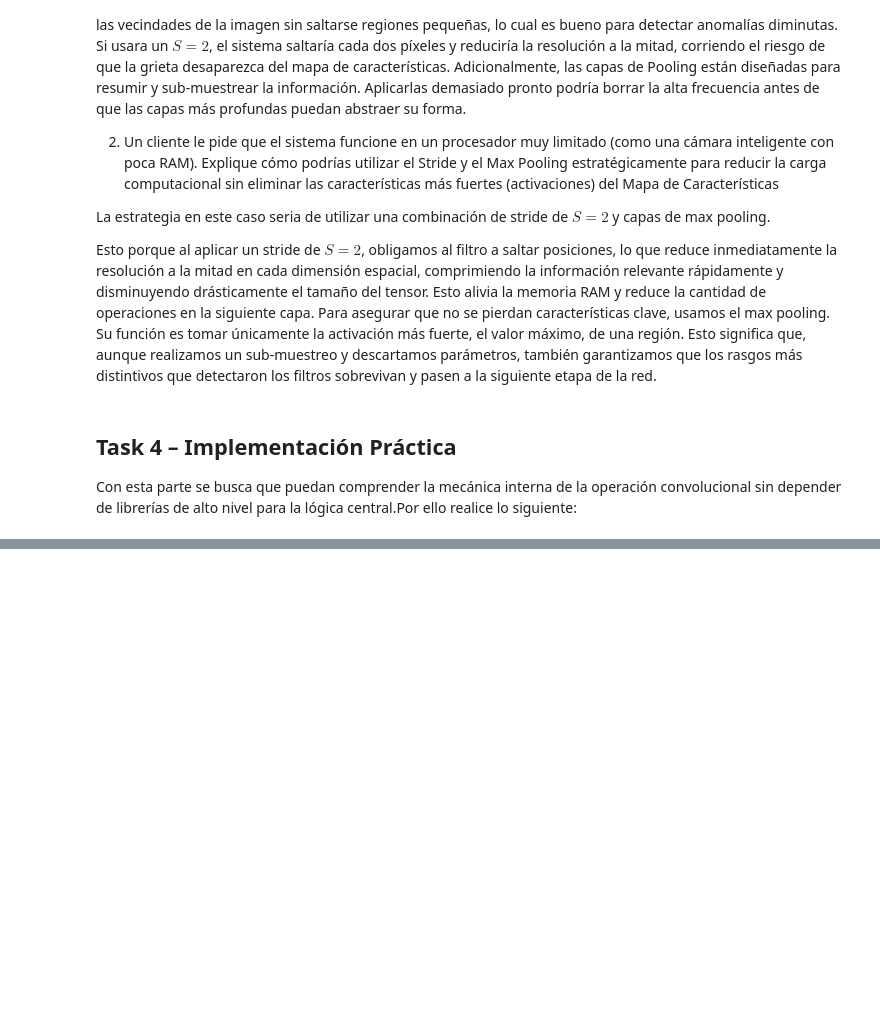
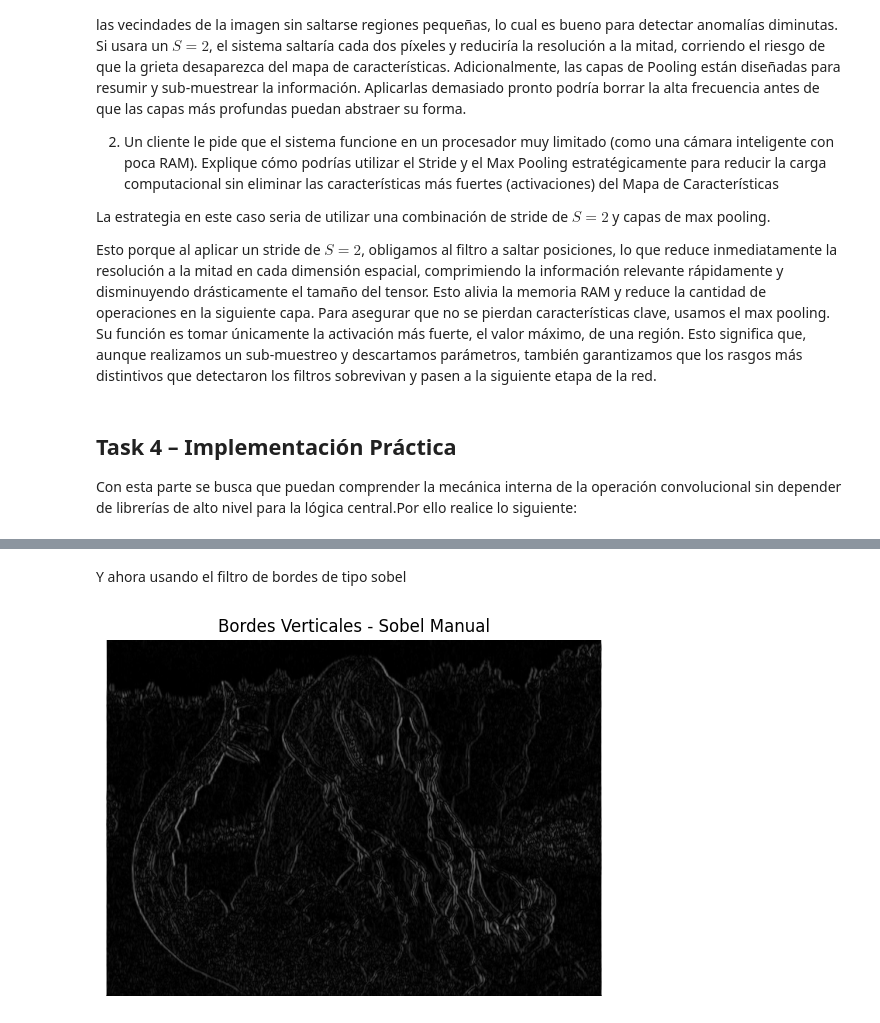
Before and after one commit to donmatthiuz/VIC, a Jupyter notebook: Informe_.ipynb, the cells around one changed output, grey strips where cells are left out. Cells and saved outputs as stored; diff of their text form; code cells hidden in the pictures; blank space fills up the shorter version.

Commit message:
[FEAT] Agregar filtro

```diff
--- a/Informe_.ipynb
+++ b/Informe_.ipynb
@@ -171,0 +189,21 @@ def manual_convolution(image, kernel, stride, padding):
+# %% [markdown]
+Y ahora usando el filtro de bordes de tipo sobel
+# %%
+sobel_x = np.array([
+    [-1, 0, 1],
+    [-2, 0, 2],
+    [-1, 0, 1]
+])
+
+output = manual_convolution(image, sobel_x, stride=1, padding=1)
+
+output_abs = np.abs(output)
+
+output_norm = (output_abs / output_abs.max()) * 255
+output_norm = output_norm.astype(np.uint8)
+plt.imshow(output_norm, cmap="gray")
+plt.title("Bordes Verticales - Sobel Manual")
+plt.axis("off")
+plt.show()
+# %% [output]
+[figure, added]
```
Also changed, not shown: parts of 3 cells of this notebook, 1 other file.
